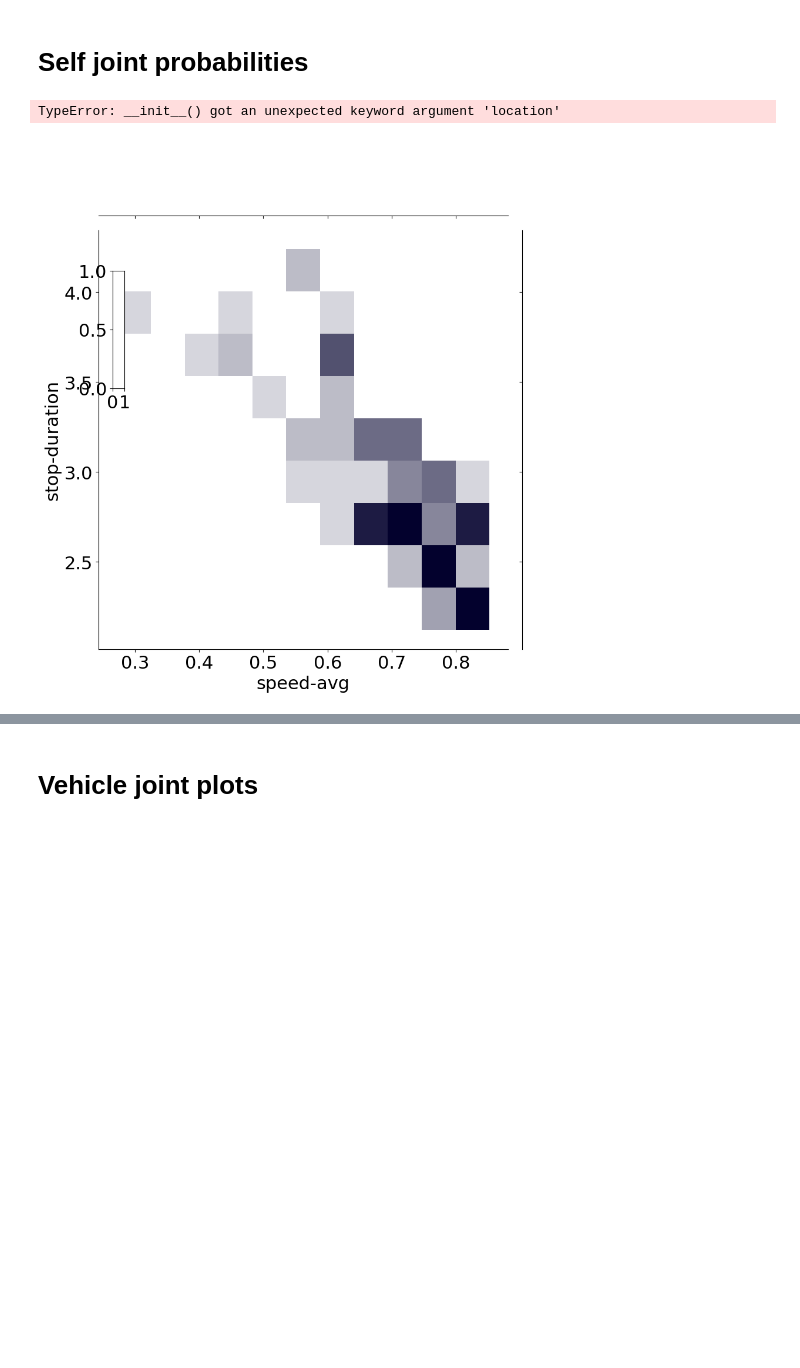
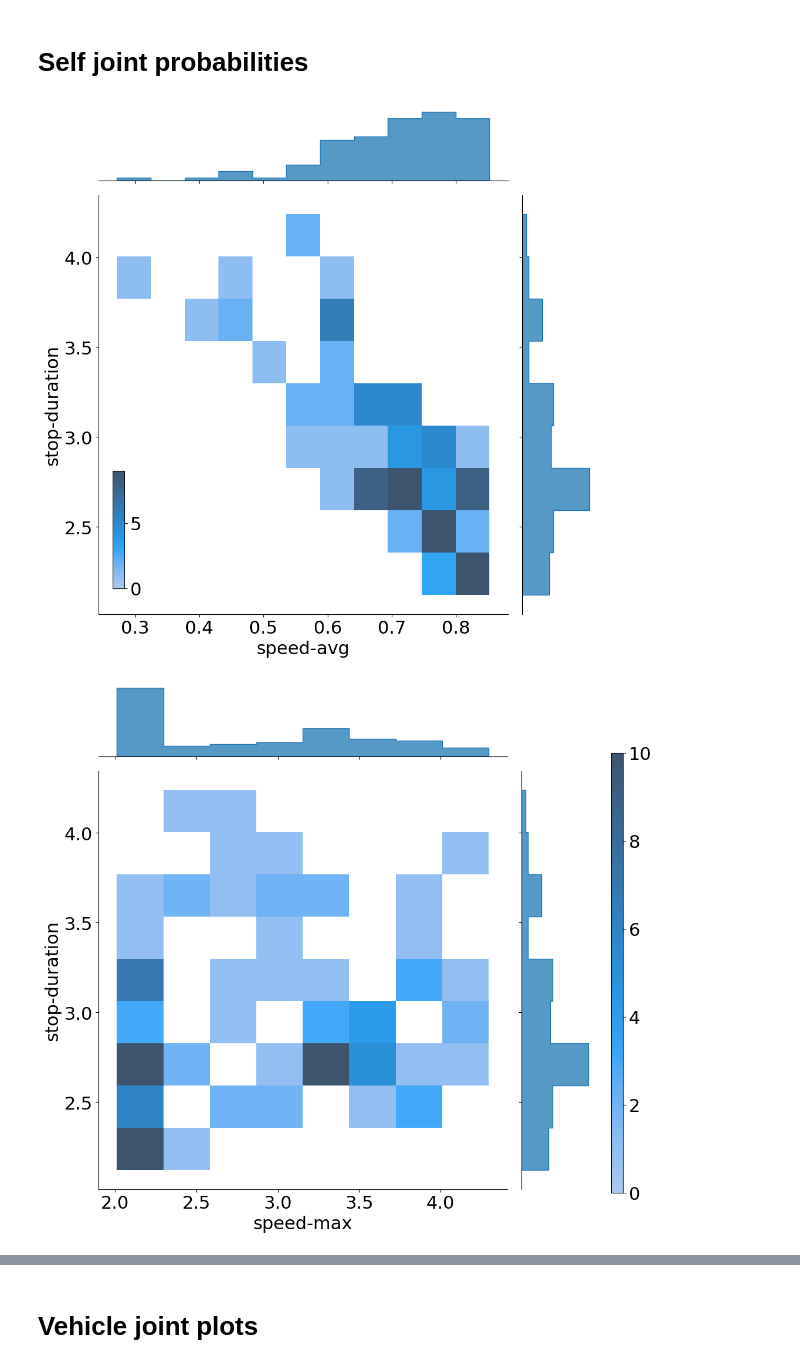
Before and after one commit to adhocmaster/TTI-dataset-tools, a Jupyter notebook: src/notebooks/ped-behavior-analysis.ipynb, the cells around one changed output, grey strips where cells are left out. Cells and saved outputs as stored; diff of their text form; code cells hidden in the pictures; blank space fills up the shorter version.

```diff
--- a/src/notebooks/ped-behavior-analysis.ipynb
+++ b/src/notebooks/ped-behavior-analysis.ipynb
@@ -5,6 +5,7 @@
 3. In the following cell change the dataDir to the data directory of the InD dataset
 # %%
 dataDir = "C:/AV/Carla/CARLA_0.9.13/WindowsNoEditor/PythonAPI/experiments/logs"
+dataDir = "../data/"
 # %%
 exec(open('init_notebook.py').read())
 # %% [output]
@@ -258,17 +371,42 @@ plt.show()
 # %% [markdown]
 # Self joint probabilities
+# %%
+def plotJoint(data, x, y, height=10, bar='left', xTitle=None, yTitle=None):
+    g = sns.JointGrid(data=pedStats, x=x, y=y, height=height)
+
+    # g.plot(sns.scatterplot, sns.histplot)
+
+    if bar == 'right':
+        cax = g.figure.add_axes([1.0, .1, .02, .75])
+    else:
+        cax = g.figure.add_axes([.15, .15, .02, .2])
+    # Add the joint and marginal histogram plots
+    j = g.plot_joint(
+        sns.histplot, discrete=(False, False),
+        pmax=.8, cbar=True, cbar_ax=cax
+    )
+    if xTitle is None:
+        xTitle = x
+    if yTitle is None:
+        yTitle = y
+    j.set_axis_labels(xTitle, yTitle)
+    g.plot_marginals(sns.histplot, element="step")
 # %%
-g = sns.JointGrid(data=pedStats, x="speed-avg", y="stop-duration", height=10)
-# g.plot(sns.scatterplot, sns.histplot)
 
-cax = g.figure.add_axes([.15, .55, .02, .2])
-# Add the joint and marginal histogram plots
-g.plot_joint(
-    sns.histplot, discrete=(False, False),
-    cmap="light:#03012d", pmax=.8, cbar=True, cbar_ax=cax, cbar_kws = {"location":"top"}
-)
-g.plot_marginals(sns.histplot, element="step", color="#03012d")
+# g = sns.JointGrid(data=pedStats, x="speed-avg", y="stop-duration", height=10)
+# # g.plot(sns.scatterplot, sns.histplot)
+
+# cax = g.figure.add_axes([.15, .15, .02, .2])
+# # Add the joint and marginal histogram plots
+# j = g.plot_joint(
+#     sns.histplot, discrete=(False, False),
+#     cmap="light:#03012d", pmax=.8, cbar=True, cbar_ax=cax
+# )
+# g.plot_marginals(sns.histplot, element="step", color="#03012d")
+
+plotJoint(data=pedStats, x="speed-avg", y="stop-duration", height=10)
+plotJoint(data=pedStats, x="speed-max", y="stop-duration", height=10, bar='right')
 # %% [output]
-TypeError: __init__() got an unexpected keyword argument 'location'
-[figure, old version]
+[figure, new version]
+[figure, added]
 # %%
```
Also changed, not shown: parts of 21 cells of this notebook, 2 other files.
